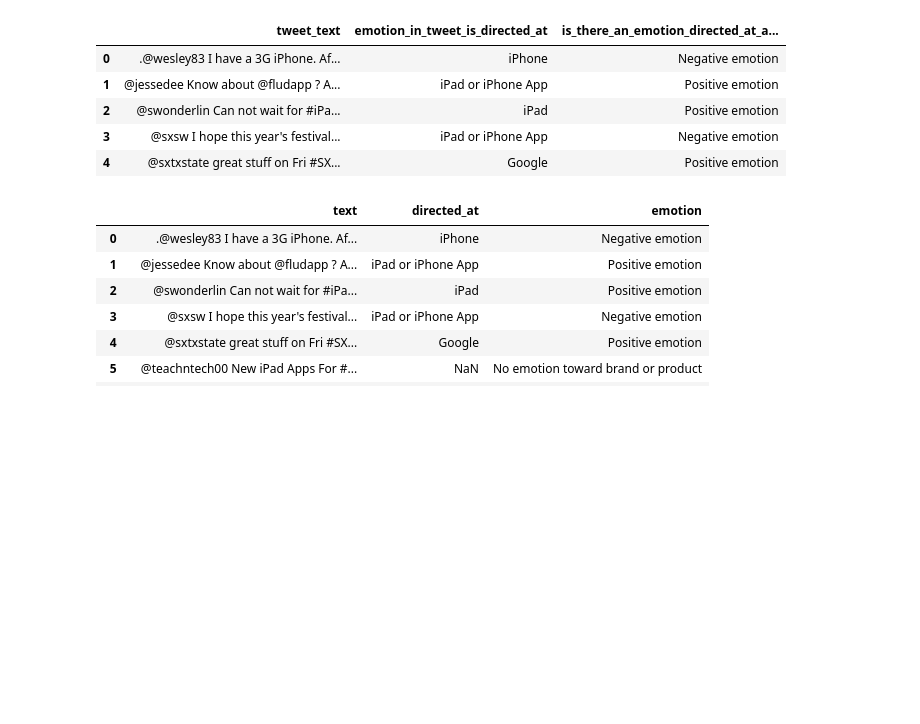
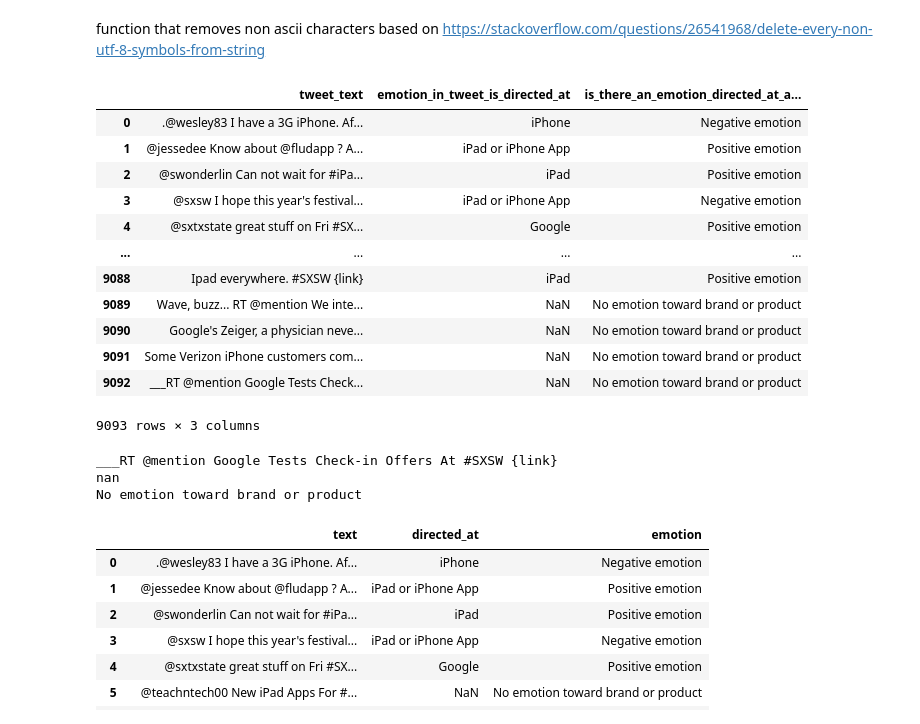
Before and after one commit to freeebooksdotcom/twitter_brand_emotions_project, a Jupyter notebook: Initial Data Cleaning.ipynb, the cells around one changed output. Saved outputs shown, nothing was run; the diff lists cells and outputs as text; code cells hidden in the pictures; blank space fills up the shorter version.

Commit message:
created ascii cleaner and added train val test split

```diff
--- a/Initial Data Cleaning.ipynb
+++ b/Initial Data Cleaning.ipynb
@@ -11,0 +20,2 @@ import re
+# %% [markdown]
+function that removes non ascii characters based on  https://stackoverflow.com/questions/26541968/delete-every-non-utf-8-symbols-from-string
@@ -12,12 +44,25 @@ import re
 # %%
-df = pd.read_csv('data/twitter_data.csv', encoding = "ISO-8859-1")
+df = pd.read_csv("data/twitter_dataset_only_ascii.csv").drop(["Unnamed: 0"], axis = 1)
 # %%
-df.head()
+df
 # %% [output]
 |  | tweet_text | emotion_in_tweet_is_directed_at | is_there_an_emotion_directed_at_a... |
 | 0 | .@wesley83 I have a 3G iPhone. Af... | iPhone | Negative emotion |
 | 1 | @jessedee Know about @fludapp ? A... | iPad or iPhone App | Positive emotion |
 | 2 | @swonderlin Can not wait for #iPa... | iPad | Positive emotion |
 | 3 | @sxsw I hope this year's festival... | iPad or iPhone App | Negative emotion |
 | 4 | @sxtxstate great stuff on Fri #SX... | Google | Positive emotion |
+| ... | ... | ... | ... |
+| 9088 | Ipad everywhere. #SXSW {link} | iPad | Positive emotion |
+| 9089 | Wave, buzz... RT @mention We inte... | NaN | No emotion toward brand or product |
+| 9090 | Google's Zeiger, a physician neve... | NaN | No emotion toward brand or product |
+| 9091 | Some Verizon iPhone customers com... | NaN | No emotion toward brand or product |
+| 9092 | ___RT @mention Google Tests Check... | NaN | No emotion toward brand or product |
+9093 rows × 3 columns
+# %%
+for i in df.loc[9092]: print(i)
+# %% [output]
+___RT @mention Google Tests Check-in Offers At #SXSW {link}
+nan
+No emotion toward brand or product
 # %%
```
Also changed, not shown: parts of 10 cells of this notebook.
